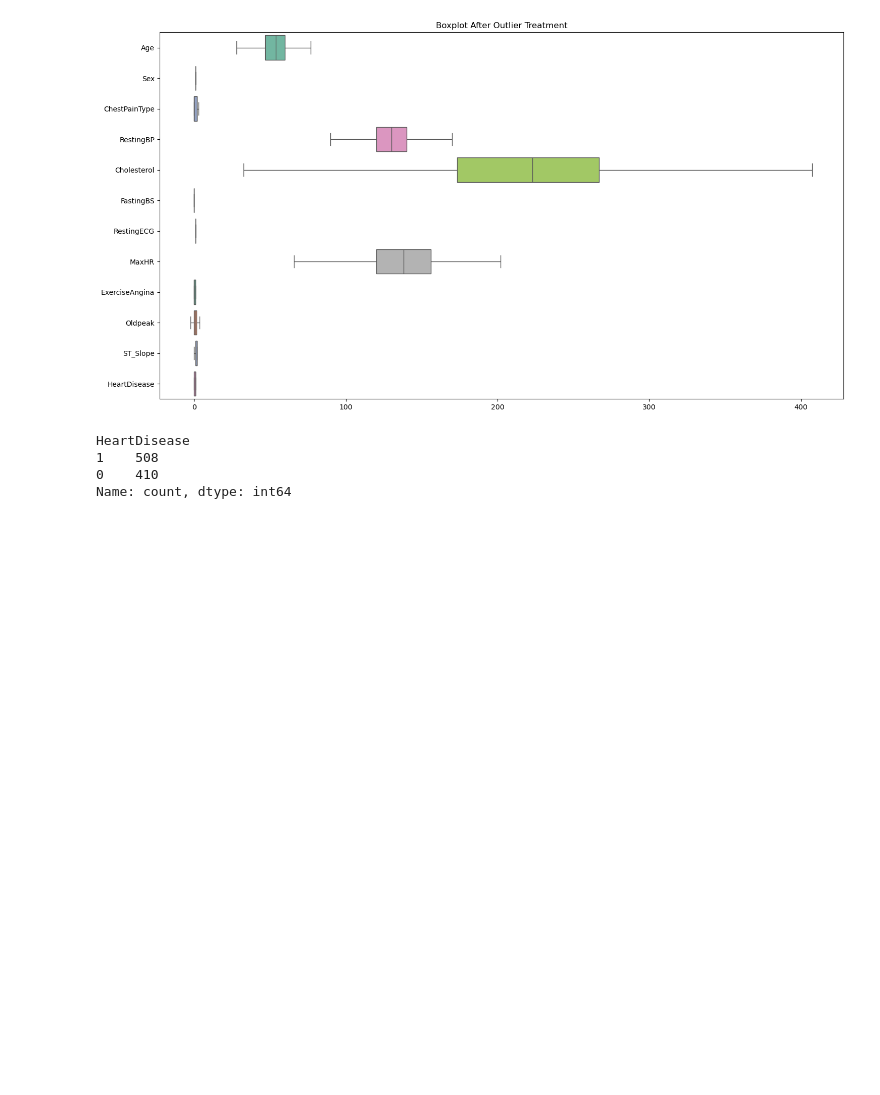
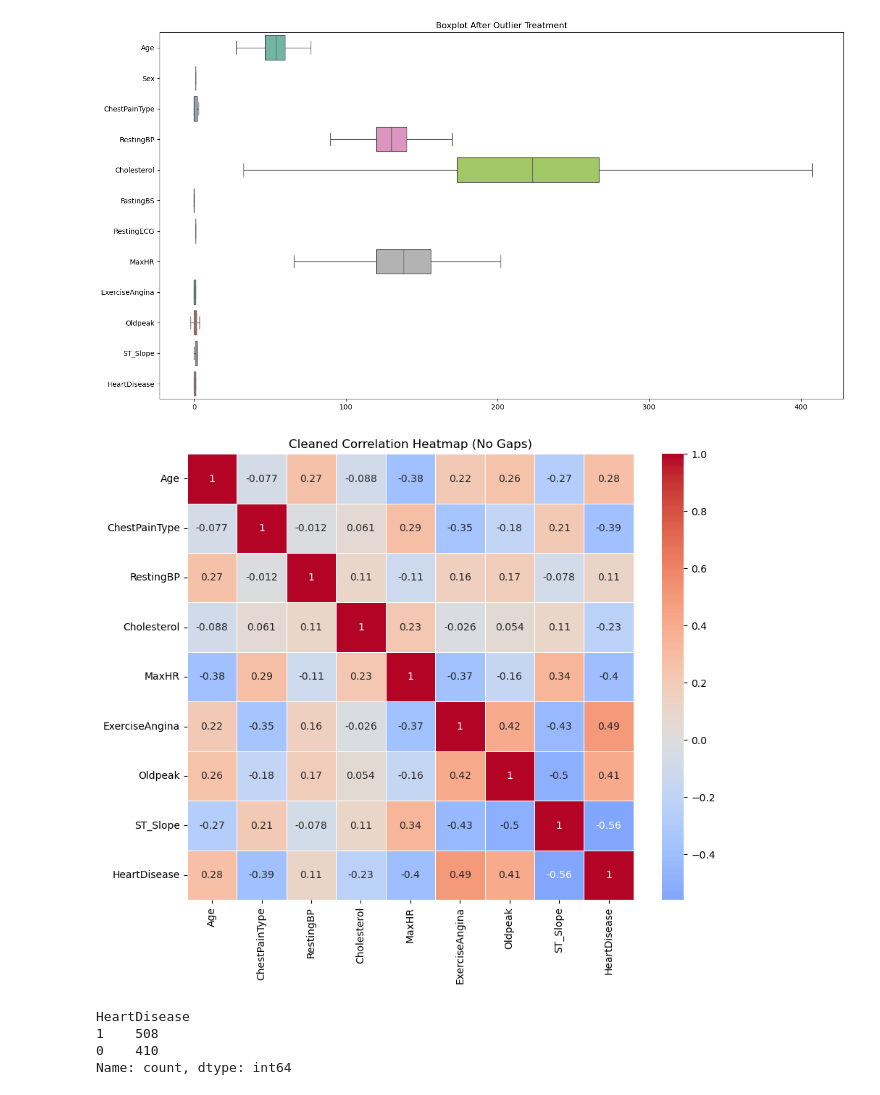
Before and after one commit to Saimehtre18/Heart_Failure_Prediction, a Jupyter notebook: model.ipynb, the cells around one changed output. Cells and saved outputs as stored; diff of their text form; code cells hidden in the pictures; blank space fills up the shorter version.

```diff
--- a/model.ipynb
+++ b/model.ipynb
@@ -238,6 +240,23 @@ plt.tight_layout()
 plt.show()
 # %% [output]
 [figure]
+# %%
+import matplotlib.pyplot as plt
+import seaborn as sns
+
+# Compute correlation
+corr = df.corr()
+
+# Drop rows and columns with all NaNs (if any)
+corr = corr.dropna(axis=0, how='all').dropna(axis=1, how='all')
+
+# Plot
+plt.figure(figsize=(10, 8))
+sns.heatmap(corr, annot=True, cmap='coolwarm', center=0, square=True, linewidths=0.5)
+plt.title("Cleaned Correlation Heatmap (No Gaps)")
+plt.show()
+# %% [output]
+[figure, added]
 # %%
 X=df.drop(columns=['HeartDisease'])
 y=df['HeartDisease']
```
Also changed, not shown: parts of 4 cells of this notebook.
